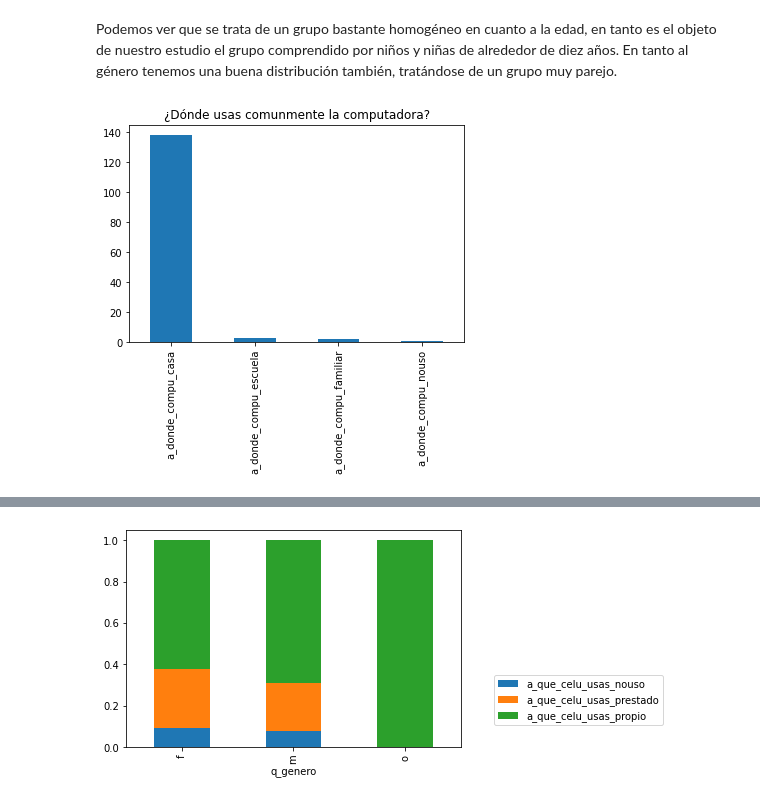
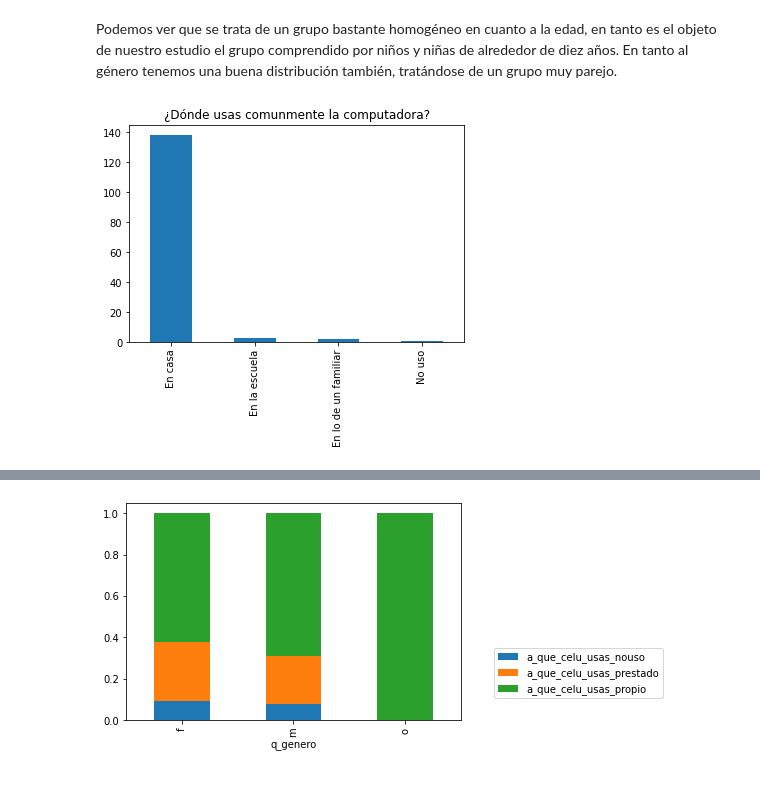
Before and after one commit to luparral/misconceptions, a Jupyter notebook: notebooks/Análisis exploratorio.ipynb, the cells around one changed output, grey strips where cells are left out. Cells and saved outputs as stored; diff of their text form; code cells hidden in the pictures.

```diff
--- a/notebooks/Análisis exploratorio.ipynb
+++ b/notebooks/Análisis exploratorio.ipynb
@@ -53,10 +53,13 @@ plt.title("Distribución según género");
 Podemos ver que se trata de un grupo bastante homogéneo en cuanto a la edad, en tanto es el objeto de nuestro estudio el grupo comprendido por niños y niñas de alrededor de diez años. En tanto al género tenemos una buena distribución también, tratándose de un grupo muy parejo.
 # %%
 # En qué lugar usas más comunmente la computadora
+positions = (0, 1, 2, 3)
+labels = ("En casa", "En la escuela", "En lo de un familiar", "No uso")
 
 df["q_donde_compu"].value_counts().plot.bar()
-plt.title("¿Dónde usas comunmente la computadora?");
+plt.title("¿Dónde usas comunmente la computadora?")
+plt.xticks(positions, labels);
 # %% [output]
-[figure, old version]
+[figure, new version]
 # %%
 # ¿Qué hacés cuando usás la computadora (podés elegir más de una opción)?
```
Also changed, not shown: parts of 16 cells of this notebook.
